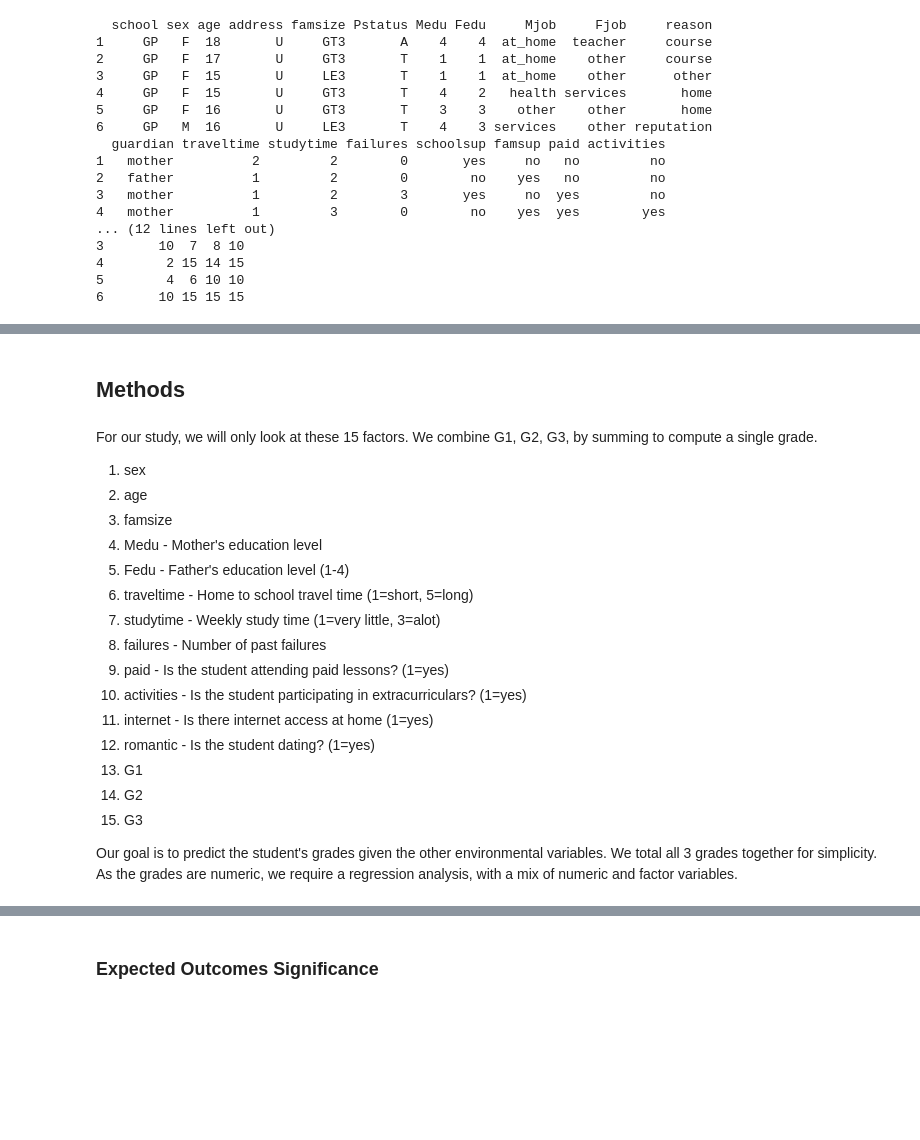
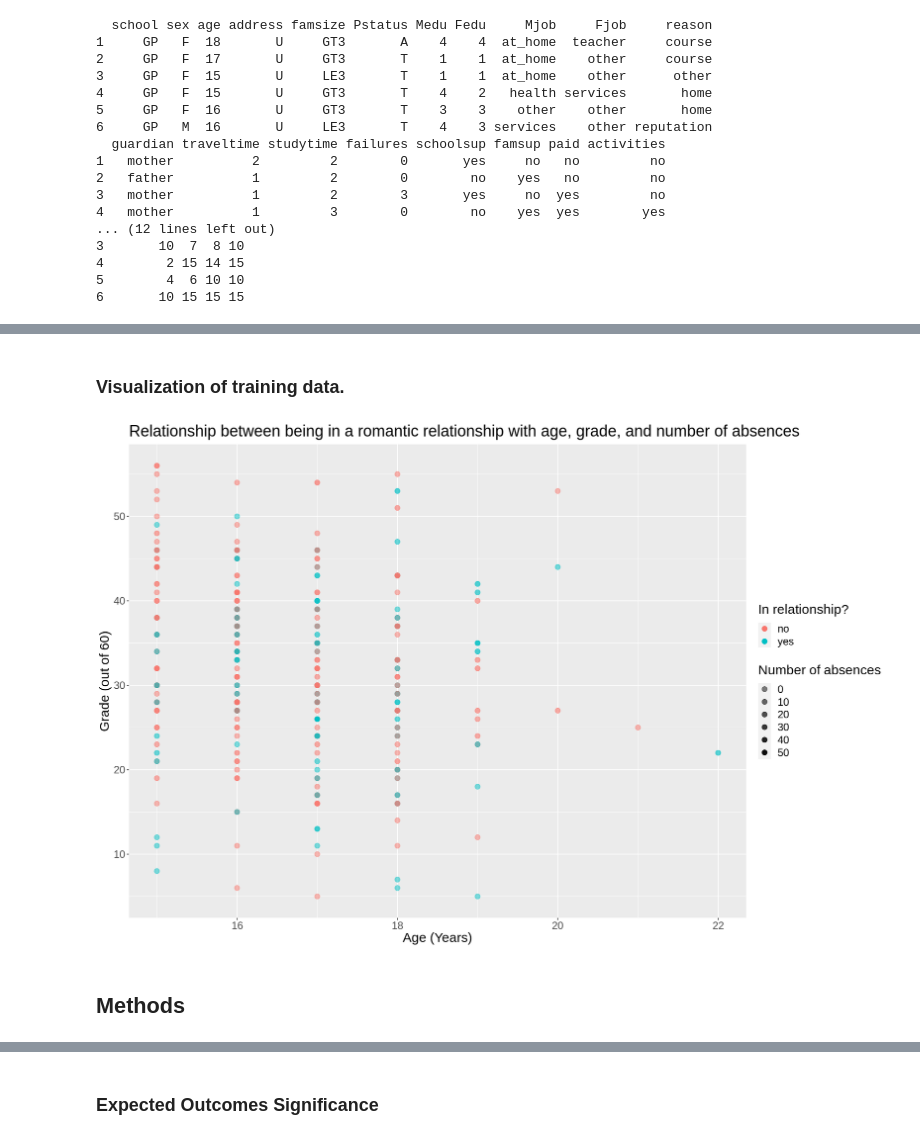
Before and after one commit to RobertYip/Student-Performance, a Jupyter notebook: student_performance_proposal.ipynb, the cells around one changed output, grey strips where cells are left out. Drawn from its saved outputs; the diff is of its cells as text; code cells hidden in the pictures; blank space fills up the shorter version.

```diff
--- a/student_performance_proposal.ipynb
+++ b/student_performance_proposal.ipynb
@@ -131,0 +104,15 @@ Using only training data, visualize the data with at least one plot relevant to
+# %%
+set.seed(1)
+
+#Splitting training data
+data_split <- initial_split(data, prop = 0.75, strata = romantic)
+data_train <- training(data_split)
+data_test <- testing(data_split)
+#data_train
+
+#Summary
+data_train %>% summarise(number_of_rows = nrow(data_train),
+      mean_age = mean(age),
+      mean_absences = mean(absences),
+      mean_grade = mean(overall_grade),
+      number_of_na = sum(is.na(data_train)))
@@ -132,21 +134,16 @@ Using only training data, visualize the data with at least one plot relevant to
+# %% [markdown]
+### Visualization of training data.
+# %%
+options(repr.plot.width = 15, repr.plot.height = 10)
+data_plot <- data_train %>%
+    ggplot(aes(x=age, y=overall_grade, colour=romantic)) +
+    geom_point(size = 3, aes(alpha=absences)) +
+    ggtitle("Relationship between being in a romantic relationship with age, grade, and number of absences") +
+    labs(x="Age (Years)", y="Grade (out of 60)", colour="In relationship?", alpha="Number of absences") +
+    scale_alpha(range=c(0.5, 1)) +
+    theme(text = element_text(size=18))
+data_plot
+# %% [output]
+[figure, added]
 # %% [markdown]
 ## Methods
-# %% [markdown]
-For our study, we will only look at these 15 factors. We combine G1, G2, G3, by summing to compute a single grade.
-1. sex
-2. age
-3. famsize
-4. Medu - Mother's education level
-5. Fedu - Father's education level (1-4)
-6. traveltime - Home to school travel time (1=short, 5=long)
-7. studytime - Weekly study time (1=very little, 3=alot)
-8. failures - Number of past failures
-9. paid - Is the student attending paid lessons? (1=yes)
-10. activities - Is the student participating in extracurriculars? (1=yes)
-11. internet - Is there internet access at home (1=yes)
-12. romantic - Is the student dating? (1=yes)
-13. G1
-14. G2
-15. G3
-
-Our goal is to predict the student's grades given the other environmental variables. We total all 3 grades together for simplicity. As the grades are numeric, we require a regression analysis, with a mix of numeric and factor variables.
```
Also changed, not shown: parts of 19 cells of this notebook.
